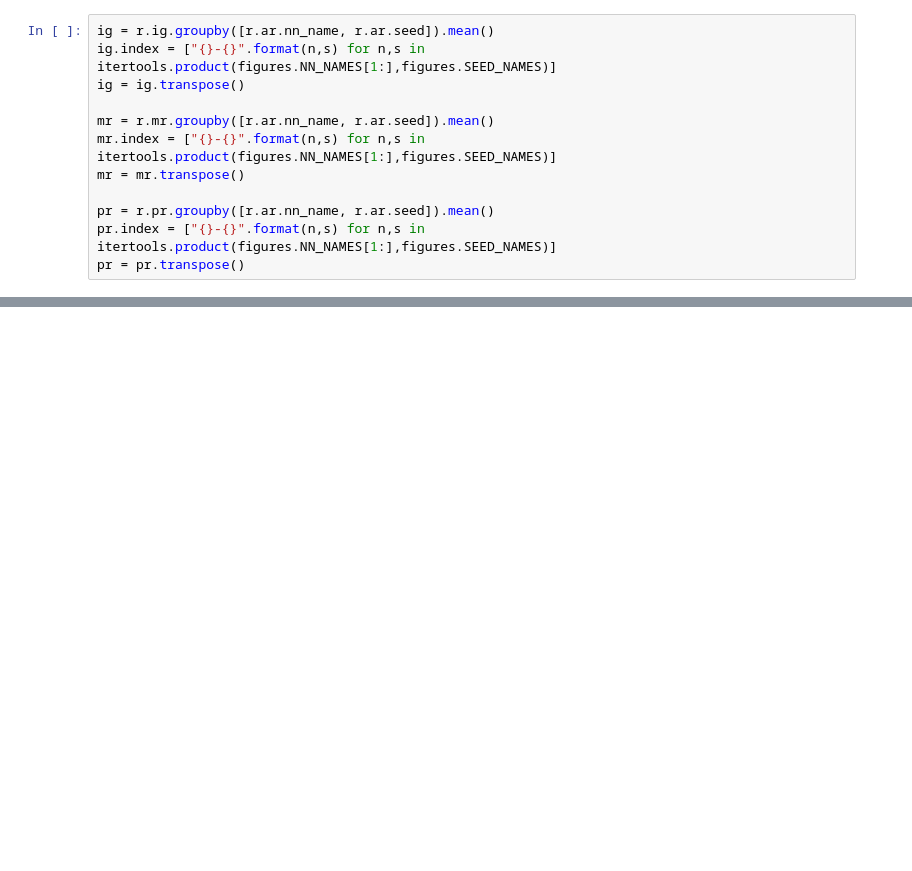
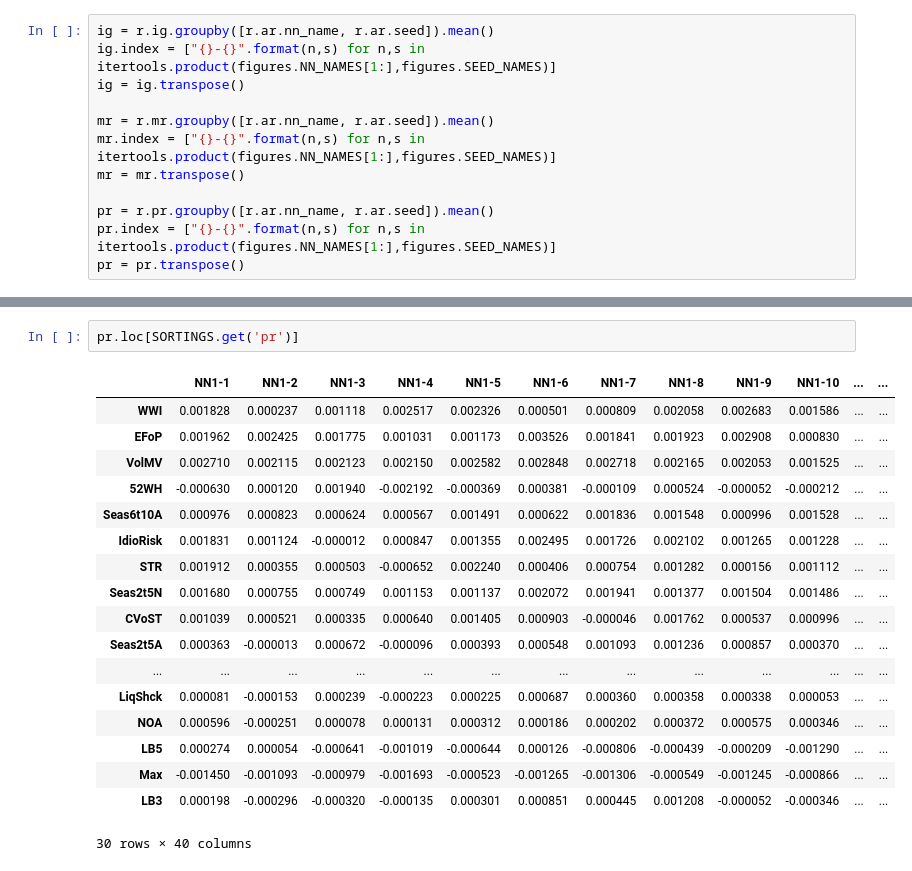
Before and after one commit to karolinachalupova/DiplomaThesis, a Jupyter notebook: figures.ipynb, the cells around one changed output, grey strips where cells are left out. Cells and saved outputs as stored; diff of their text form; blank space fills up the shorter version.

```diff
--- a/figures.ipynb
+++ b/figures.ipynb
@@ -640,3 +696,24 @@ pr = pr.transpose()
+# %%
+pr.loc[SORTINGS.get('pr')]
+# %% [output]
+|  | NN1-1 | NN1-2 | NN1-3 | NN1-4 | NN1-5 | NN1-6 | NN1-7 | NN1-8 | NN1-9 | NN1-10 | ... | ... |
+| WWI | 0.001828 | 0.000237 | 0.001118 | 0.002517 | 0.002326 | 0.000501 | 0.000809 | 0.002058 | 0.002683 | 0.001586 | ... | ... |
+| EFoP | 0.001962 | 0.002425 | 0.001775 | 0.001031 | 0.001173 | 0.003526 | 0.001841 | 0.001923 | 0.002908 | 0.000830 | ... | ... |
+| VolMV | 0.002710 | 0.002115 | 0.002123 | 0.002150 | 0.002582 | 0.002848 | 0.002718 | 0.002165 | 0.002053 | 0.001525 | ... | ... |
+| 52WH | -0.000630 | 0.000120 | 0.001940 | -0.002192 | -0.000369 | 0.000381 | -0.000109 | 0.000524 | -0.000052 | -0.000212 | ... | ... |
+| Seas6t10A | 0.000976 | 0.000823 | 0.000624 | 0.000567 | 0.001491 | 0.000622 | 0.001836 | 0.001548 | 0.000996 | 0.001528 | ... | ... |
+| IdioRisk | 0.001831 | 0.001124 | -0.000012 | 0.000847 | 0.001355 | 0.002495 | 0.001726 | 0.002102 | 0.001265 | 0.001228 | ... | ... |
+| STR | 0.001912 | 0.000355 | 0.000503 | -0.000652 | 0.002240 | 0.000406 | 0.000754 | 0.001282 | 0.000156 | 0.001112 | ... | ... |
+| Seas2t5N | 0.001680 | 0.000755 | 0.000749 | 0.001153 | 0.001137 | 0.002072 | 0.001941 | 0.001377 | 0.001504 | 0.001486 | ... | ... |
+| CVoST | 0.001039 | 0.000521 | 0.000335 | 0.000640 | 0.001405 | 0.000903 | -0.000046 | 0.001762 | 0.000537 | 0.000996 | ... | ... |
+| Seas2t5A | 0.000363 | -0.000013 | 0.000672 | -0.000096 | 0.000393 | 0.000548 | 0.001093 | 0.001236 | 0.000857 | 0.000370 | ... | ... |
+| ... | ... | ... | ... | ... | ... | ... | ... | ... | ... | ... | ... | ... |
+| LiqShck | 0.000081 | -0.000153 | 0.000239 | -0.000223 | 0.000225 | 0.000687 | 0.000360 | 0.000358 | 0.000338 | 0.000053 | ... | ... |
+| NOA | 0.000596 | -0.000251 | 0.000078 | 0.000131 | 0.000312 | 0.000186 | 0.000202 | 0.000372 | 0.000575 | 0.000346 | ... | ... |
+| LB5 | 0.000274 | 0.000054 | -0.000641 | -0.001019 | -0.000644 | 0.000126 | -0.000806 | -0.000439 | -0.000209 | -0.001290 | ... | ... |
+| Max | -0.001450 | -0.001093 | -0.000979 | -0.001693 | -0.000523 | -0.001265 | -0.001306 | -0.000549 | -0.001245 | -0.000866 | ... | ... |
+| LB3 | 0.000198 | -0.000296 | -0.000320 | -0.000135 | 0.000301 | 0.000851 | 0.000445 | 0.001208 | -0.000052 | -0.000346 | ... | ... |
+30 rows × 40 columns
 # %%
 dfs_to_plot = {
     'ig': ig,
```
Also changed, not shown: parts of 6 cells of this notebook.
